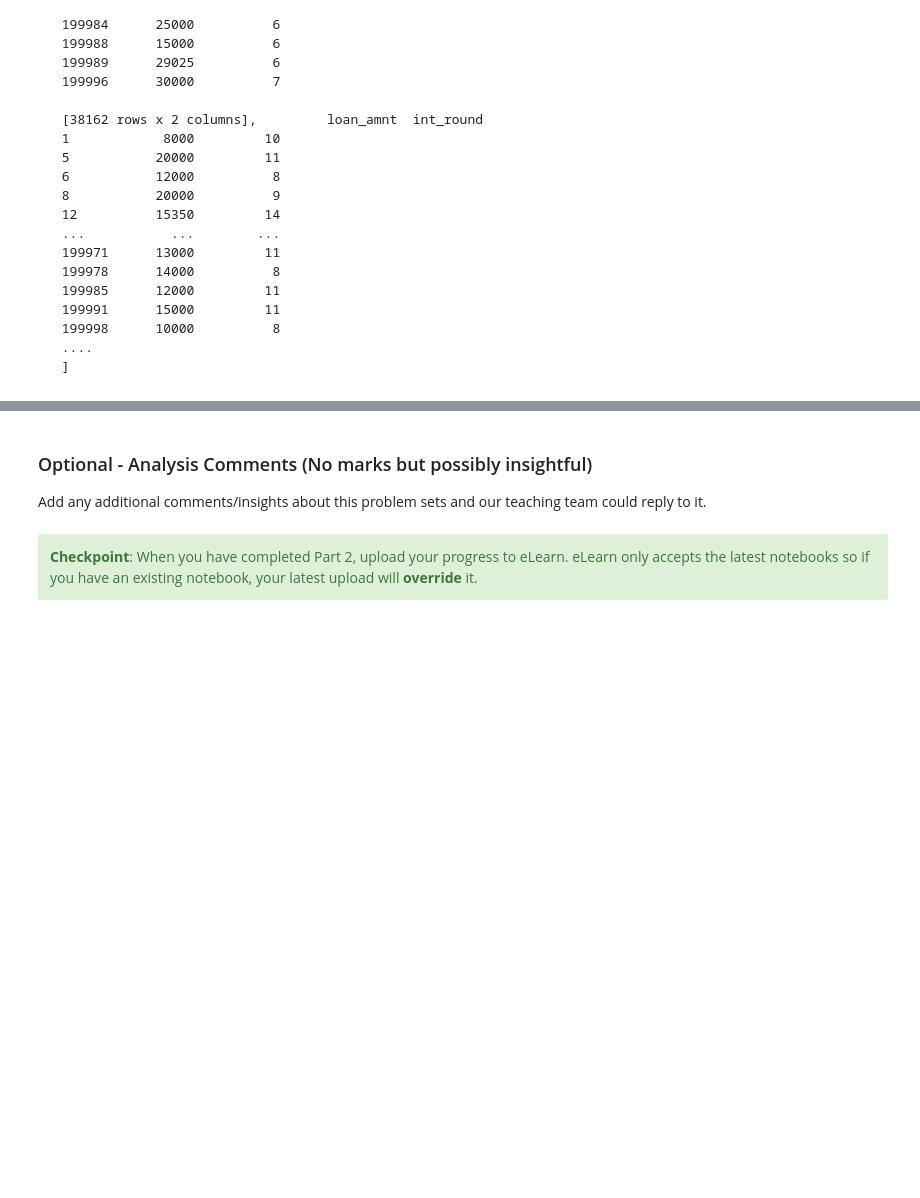
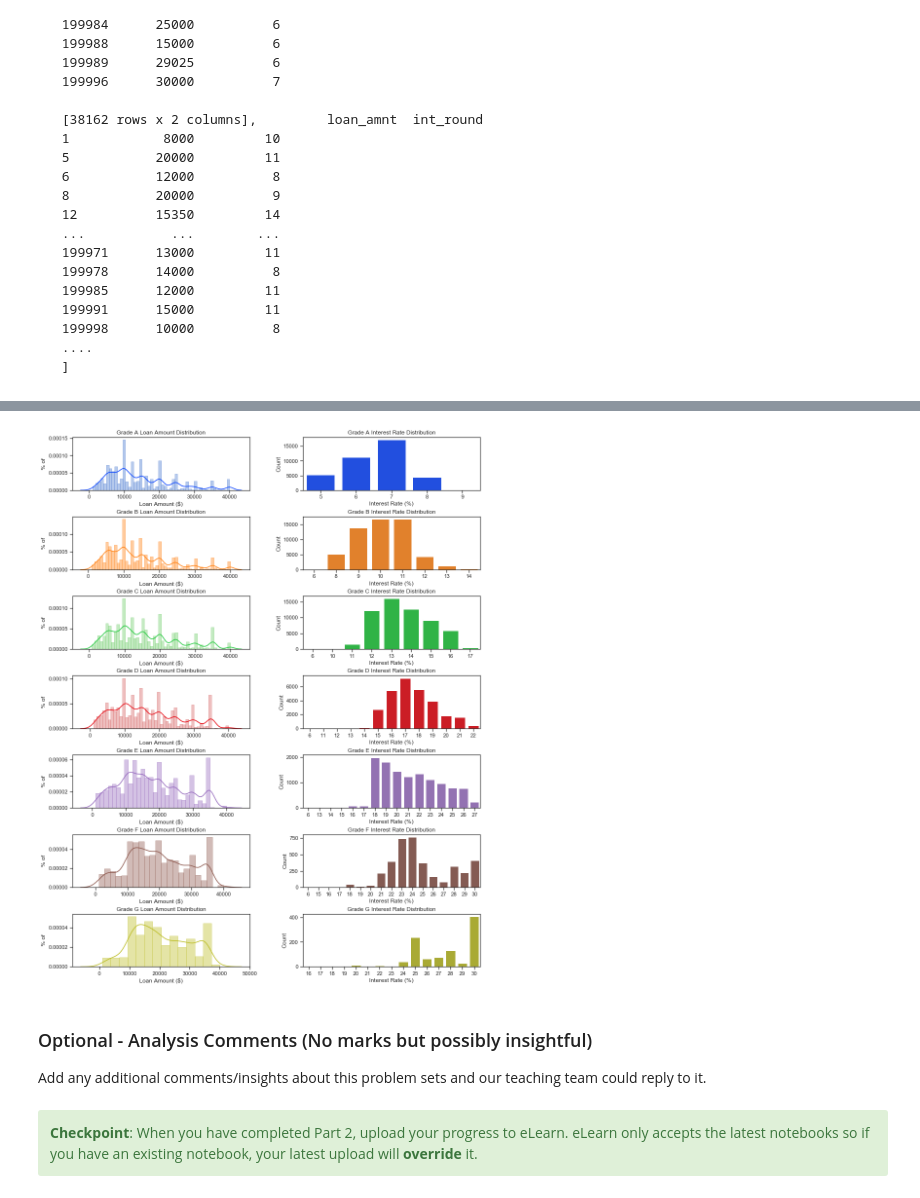
Before and after one commit to swathidbhat/Hackwagon-DS102, a Jupyter notebook: problem-set-2/problem-set-2.ipynb, the cells around one changed output, grey strips where cells are left out. Saved outputs shown, nothing was run; the diff lists cells and outputs as text; code cells hidden in the pictures; blank space fills up the shorter version.

```diff
--- a/problem-set-2/problem-set-2.ipynb
+++ b/problem-set-2/problem-set-2.ipynb
@@ -90,3 +130,10 @@ To simplify the analysis for interest rate in the `int_rate` column, you decide
 <b>Expected Output:</b>
 
 <img src="https://i.imgur.com/re1G9A8.png">
+# %%
+# rounding off interest rates
+int_round = all_loans_df['int_rate'].apply(lambda x: int(x))
+#creating a new column
+all_loans_df['int_round'] = int_round
+#testing
+all_loans_df.head()
@@ -408,3 +703,56 @@ Once you've managed to visualise this, save the figure as `grade_by_grade_distri
+# %%
+# -------------- #
+### SECTION 2 ###
+#grade and colour lists
+import matplotlib.colors as mcolors
+grade_list = ['A', 'B', 'C', 'D', 'E', 'F', 'G']
+colour_list = ['b', 'tab:orange', 'g', 'r', 'tab:purple', 'tab:brown', 'tab:olive']
+# %%
+#function to generate distribution charts
+# a = df_list, b = axes, c = color, d = grade name
+fig_dimensions=(15, 20)
+fig, axes = plt.subplots(nrows=7,
+                         ncols=2,
+                         figsize = fig_dimensions)
+fig.subplots_adjust(hspace = 0.5,
+                   wspace = 0.3)
+# fig.tight_layout()
+sns.set(style = "ticks")
+
+#loop to generate distribution charts
+for i in range(0,7):
+    axx = axes[i][0]
+    sns.set_color_codes(palette = 'muted')
+    ax = sns.distplot(graded_df_list[i]['loan_amnt'],
+                      ax = axx,
+                      color = colour_list[i],
+                     hist_kws ={'edgecolor': colour_list[i]})
+    title = 'Grade ' + str(grade_list[i]) + ' Loan Amount Distribution'
+    axx.set(title = title,
+           xlabel = 'Loan Amount ($)',
+           ylabel = '% of')
+
+#loop to generate count charts
+for i in range(0,7):
+    axc = axes[i][1]
+    sns.set_color_codes(palette = 'bright')
+    ax = sns.countplot(x = 'int_round',
+                   data = graded_df_list[i],
+                   ax = axc,
+                   color = colour_list[i])
+    title = 'Grade '+ str(grade_list[i])+' Interest Rate Distribution'
+    axc.set(title = title,
+            xlabel = 'Interest Rate (%)',
+            ylabel = 'Count')
+
+# -------------- #
+### SECTION 3 ###
+## SAVE FIGURE ##
+plt.savefig('grade_by_grade_distribution.png')
+plt.show()
+#-------------- #
+# %% [output]
+[figure, added]
 # %%
 ## TA/INSTRUCTOR ONLY
 ## SECTION 1: /1
```
Also changed, not shown: parts of 27 cells of this notebook.
